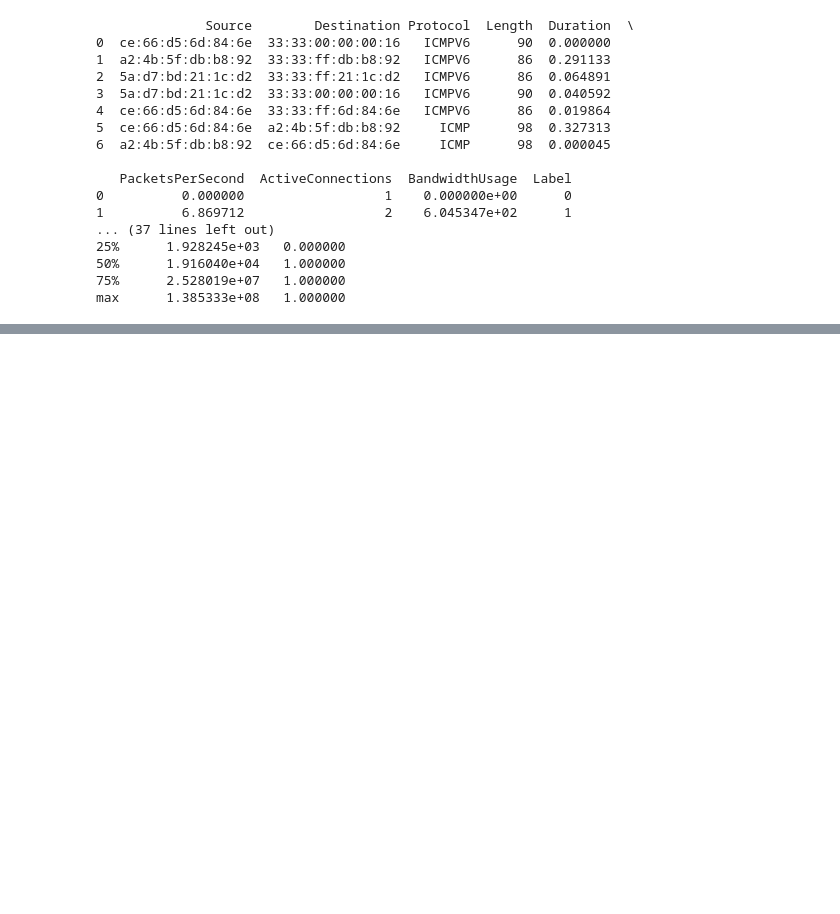
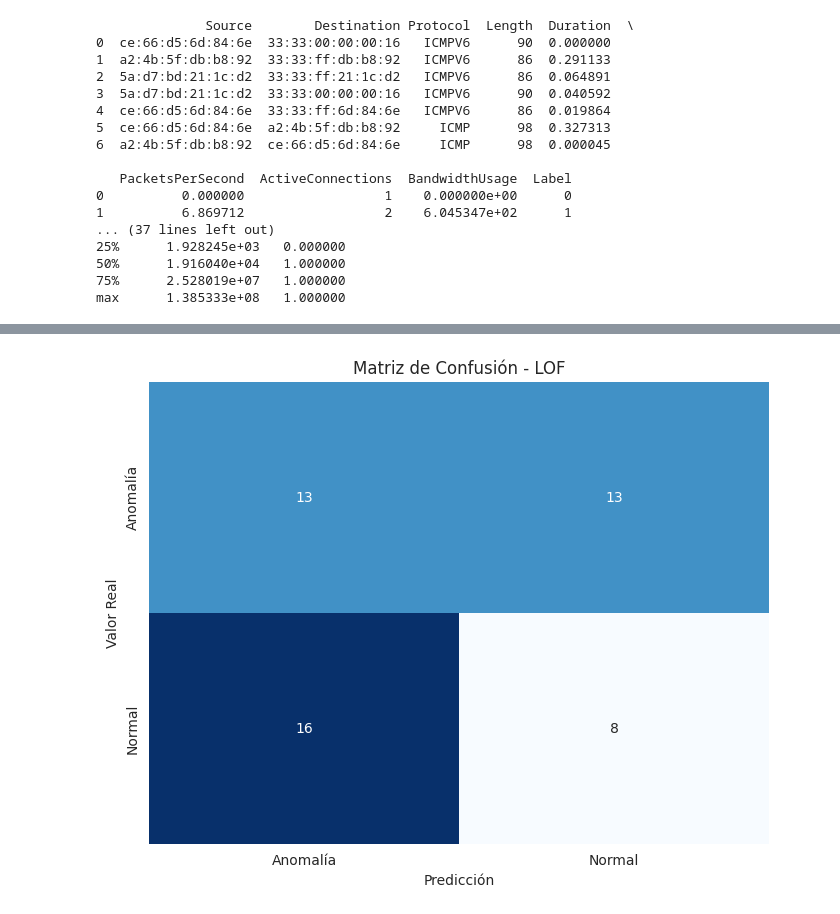
Before and after one commit to David32443/Simulacion_AlgoritmosML, a Jupyter notebook: analisis.ipynb, the cells around one changed output, grey strips where cells are left out. Cells and saved outputs as stored; diff of their text form; code cells hidden in the pictures; blank space fills up the shorter version.

```diff
--- a/analisis.ipynb
+++ b/analisis.ipynb
@@ -1133,0 +1069,96 @@ for criterion in criteria:
+# %%
+# LOF (Factor de Valor Atípico Local)
+# El LOF es un algoritmo de detección de anomalías basado en la densidad local.
+# Detecta anomalías al comparar la densidad local de un punto con la densidad local de sus vecinos.
+# Es un algoritmo de aprendizaje no supervisado que puede detectar anomalías en datos no etiquetados.
+
+import pandas as pd
+import time
+import psutil
+import os
+import warnings
+from sklearn.preprocessing import OneHotEncoder
+from sklearn.neighbors import LocalOutlierFactor
+from sklearn.metrics import precision_score, recall_score, f1_score, accuracy_score, confusion_matrix
+import matplotlib.pyplot as plt
+import seaborn as sns
+
+# Cargar los datos desde el CSV
+df = pd.read_csv('combined-traffic-labels.csv')
+
+# Seleccionar las características y la etiqueta
+X = df[['Protocol', 'Length', 'Duration', 'PacketsPerSecond', 'ActiveConnections', 'BandwidthUsage']]
+y = df['Label']
+
+# Codificar la característica 'Protocol' usando OneHotEncoder
+encoder = OneHotEncoder(handle_unknown='ignore', sparse_output=False)
+X_encoded = encoder.fit_transform(X[['Protocol']])
+
+# Obtener los nombres de las características codificadas
+encoded_feature_names = encoder.get_feature_names_out(['Protocol'])
+
+# Convertir a DataFrame y unir con las otras características
+X_encoded_df = pd.DataFrame(X_encoded, columns=encoded_feature_names)
+X = pd.concat([X.drop(columns=['Protocol']), X_encoded_df], axis=1)
+
+# Evaluar el modelo LOF con una fracción del conjunto de datos
+fraction = 1.0
+print(f"\nEvaluando fracción del conjunto de datos: {fraction:.2f}")
+
+# Seleccionar una fracción del conjunto de datos
+X_frac = X.sample(frac=fraction, random_state=42)
+y_frac = y.loc[X_frac.index]
+
+# Verifica el tamaño del conjunto de datos fraccionado
+print(f"Tamaño del conjunto de datos fraccionado: {len(X_frac)}")
+
+# Crear y ajustar el modelo LOF
+lof = LocalOutlierFactor(n_neighbors=min(20, len(X_frac) - 1), novelty=True)
+start_training_time = time.time()
+lof.fit(X_frac)
+training_time = time.time() - start_training_time
+
+# Obtener predicciones para la fracción del conjunto de datos
+start_execution_time = time.time()
+predictions = lof.predict(X_frac)
+execution_time = time.time() - start_execution_time
+
+# Convertir las predicciones a 0 y 1 para calcular las métricas de evaluación
+predictions = [1 if x == 1 else 0 for x in predictions]
+
+# Calcular la matriz de confusión
+cm = confusion_matrix(y_frac, predictions, labels=[1, 0])
+print(f"Matriz de confusión:\n{cm}")
+tn, fp, fn, tp = cm.ravel()
+
+# Calcular las métricas de evaluación
+precision = precision_score(y_frac, predictions, zero_division=0)
+recall = recall_score(y_frac, predictions, zero_division=0)
+f1 = f1_score(y_frac, predictions, zero_division=0)
+accuracy = accuracy_score(y_frac, predictions)
+
+# Medir uso de CPU y memoria
+cpu_usage = psutil.cpu_percent(interval=1)
+memory_info = psutil.Process(os.getpid()).memory_info()
+
+# Imprimir resultados
+print(f"\nResultados para fracción del conjunto de datos: {fraction:.2f}")
+print(f"Precisión: {precision:.2f}")
+print(f"Recall: {recall:.2f}")
+print(f"F1-score: {f1:.2f}")
+print(f"Exactitud (Accuracy): {accuracy:.2f}")
+print(f"Tiempo de entrenamiento: {training_time:.2f} segundos")
+print(f"Tiempo de ejecución: {execution_time:.2f} segundos")
+print(f"Uso de CPU: {cpu_usage:.2f}%")
+print(f"Uso de Memoria (RSS): {memory_info.rss / 1024 ** 2:.2f} MB")
+print(f"Uso de Memoria (VMS): {memory_info.vms / 1024 ** 2:.2f} MB")
+
+# Graficar la matriz de confusión
+plt.figure(figsize=(8, 6))
+sns.heatmap(cm, annot=True, cmap='Blues', fmt='d', cbar=False,
+            xticklabels=['Anomalía', 'Normal'], yticklabels=['Anomalía', 'Normal'])
+plt.title('Matriz de Confusión - LOF')
+plt.xlabel('Predicción')
+plt.ylabel('Valor Real')
+plt.show()
+# %% [output]
@@ -1133,0 +1180 @@ for criterion in criteria:
+[figure, added]
```
Also changed, not shown: parts of 33 cells of this notebook, 1 other file.
